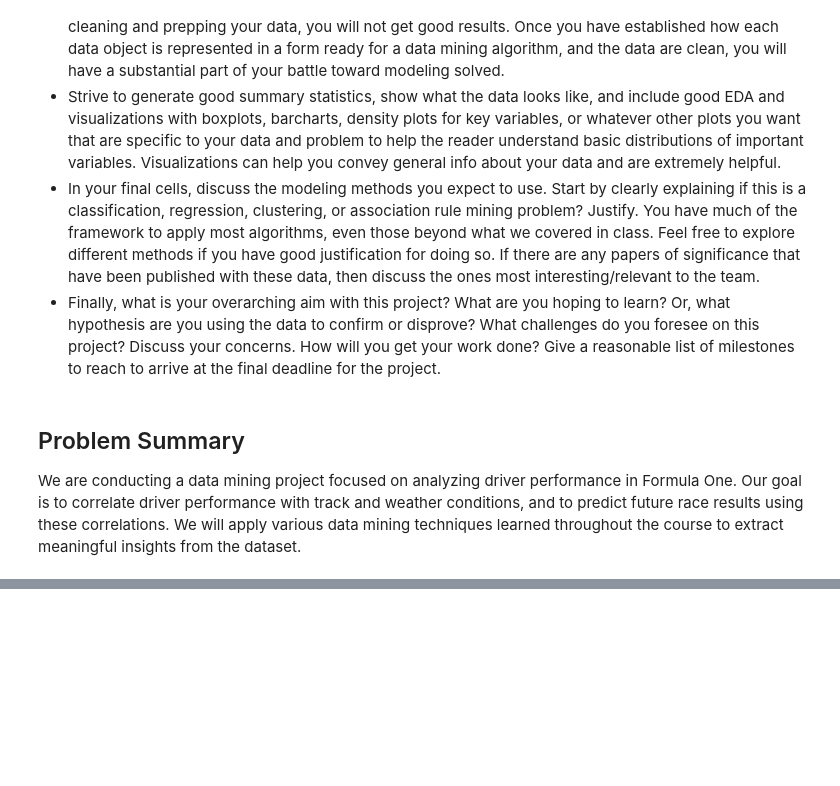
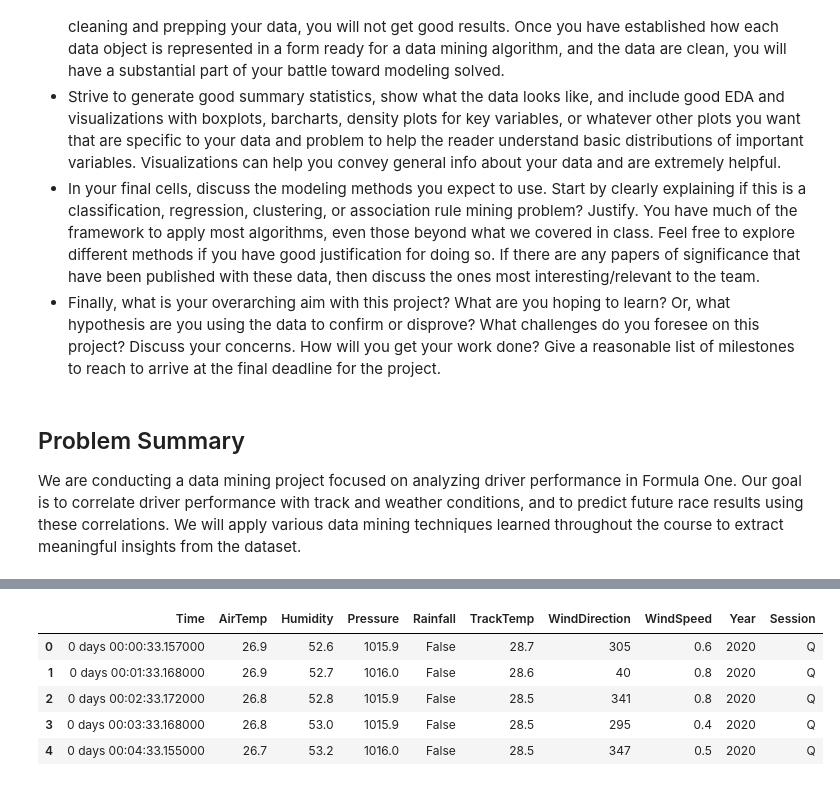
Before and after one commit to soconnor0919/f1-race-prediction, a Jupyter notebook: project/DataPrep_EDA.ipynb, the cells around one changed output, grey strips where cells are left out. Cells and saved outputs as stored; diff of their text form; code cells hidden in the pictures; blank space fills up the shorter version.

```diff
--- a/project/DataPrep_EDA.ipynb
+++ b/project/DataPrep_EDA.ipynb
@@ -64,0 +155,10 @@ core           INFO     Finished loading data for 20 drivers: ['16', '44', '77',
+# %%
+# Display data
+weather_data_combined.head(5)
+# %% [output]
+|  | Time | AirTemp | Humidity | Pressure | Rainfall | TrackTemp | WindDirection | WindSpeed | Year | Session |
+| 0 | 0 days 00:00:33.157000 | 26.9 | 52.6 | 1015.9 | False | 28.7 | 305 | 0.6 | 2020 | Q |
+| 1 | 0 days 00:01:33.168000 | 26.9 | 52.7 | 1016.0 | False | 28.6 | 40 | 0.8 | 2020 | Q |
+| 2 | 0 days 00:02:33.172000 | 26.8 | 52.8 | 1015.9 | False | 28.5 | 341 | 0.8 | 2020 | Q |
+| 3 | 0 days 00:03:33.168000 | 26.8 | 53.0 | 1015.9 | False | 28.5 | 295 | 0.4 | 2020 | Q |
+| 4 | 0 days 00:04:33.155000 | 26.7 | 53.2 | 1016.0 | False | 28.5 | 347 | 0.5 | 2020 | Q |
```
Also changed, not shown: parts of 9 cells of this notebook.
